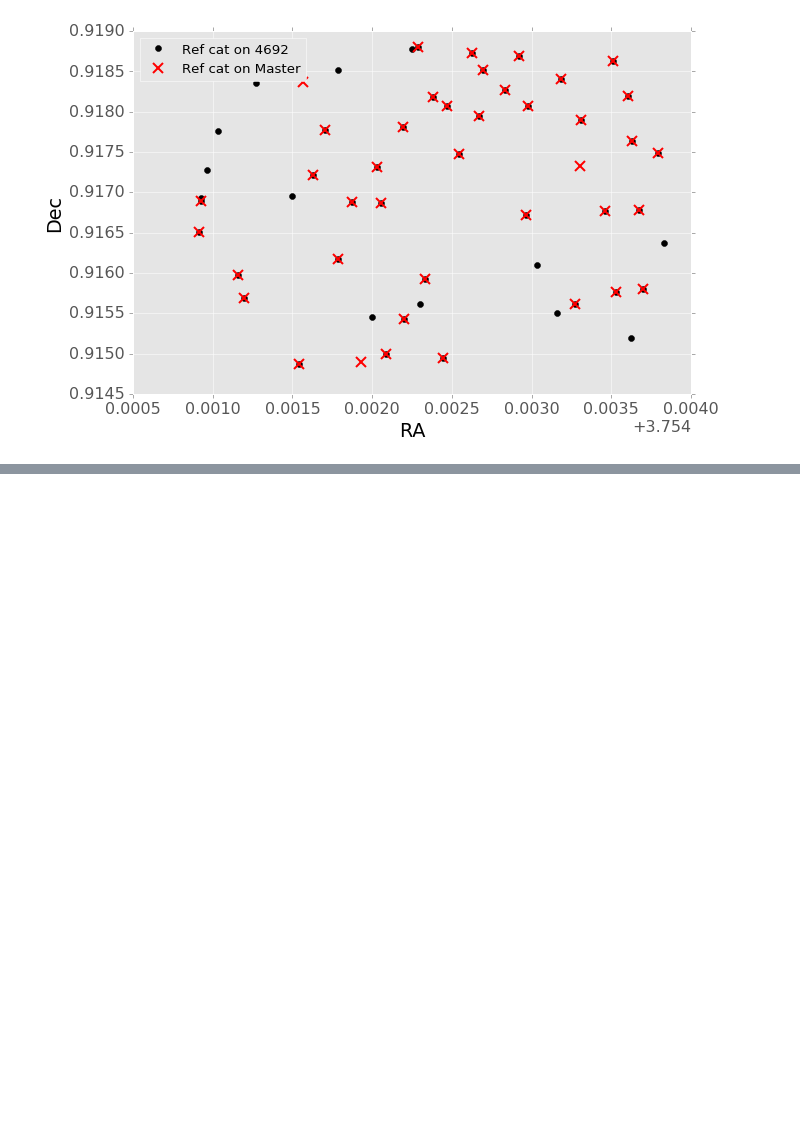
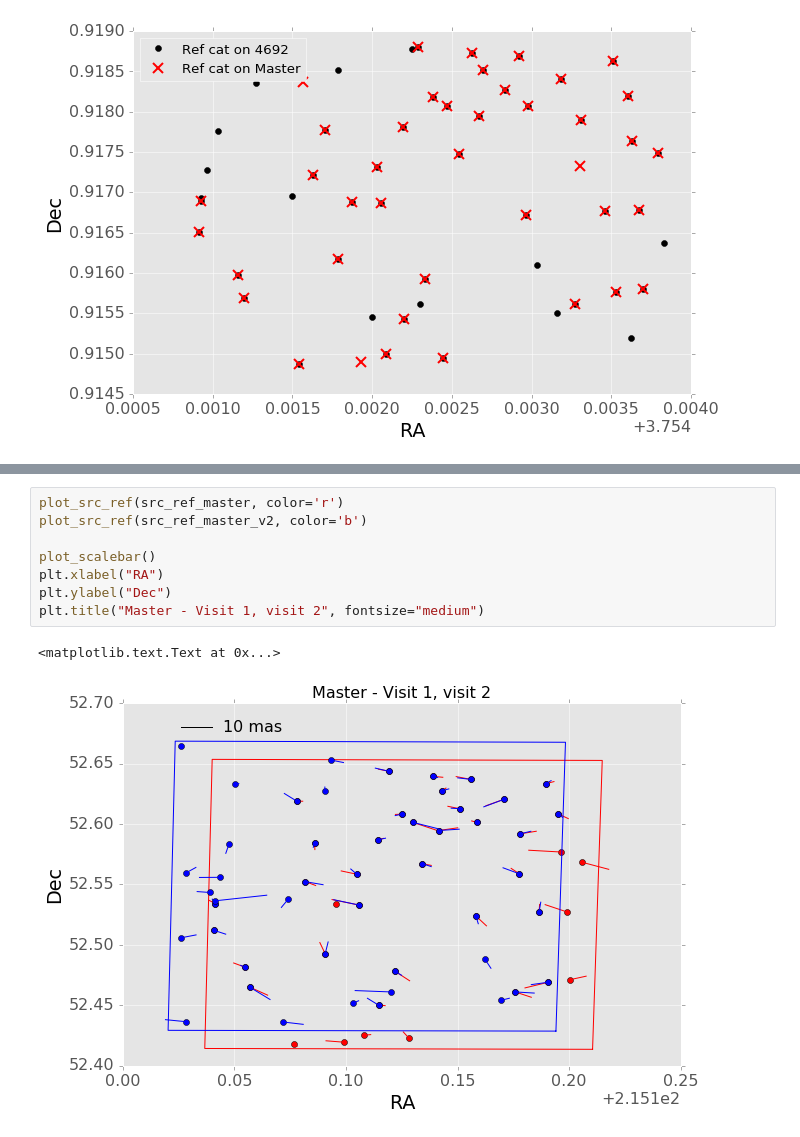
Before and after one commit to ctslater/lsst_ideas, a Jupyter notebook: testing_astrometry.ipynb, the cells around one changed output, grey strips where cells are left out. Cells and saved outputs as stored; diff of their text form; blank space fills up the shorter version.

```diff
--- a/testing_validate_drp.ipynb
+++ b/testing_astrometry.ipynb
@@ -196,0 +243,11 @@ Ref cat length, master:  41
+# %%
+plot_src_ref(src_ref_master, color='r')
+plot_src_ref(src_ref_master_v2, color='b')
+
+plot_scalebar()
+plt.xlabel("RA")
+plt.ylabel("Dec")
+plt.title("Master - Visit 1, visit 2", fontsize="medium")
+# %% [output]
+<matplotlib.text.Text at 0x...>
+[figure, added]
```
Also changed, not shown: parts of 6 cells of this notebook.
